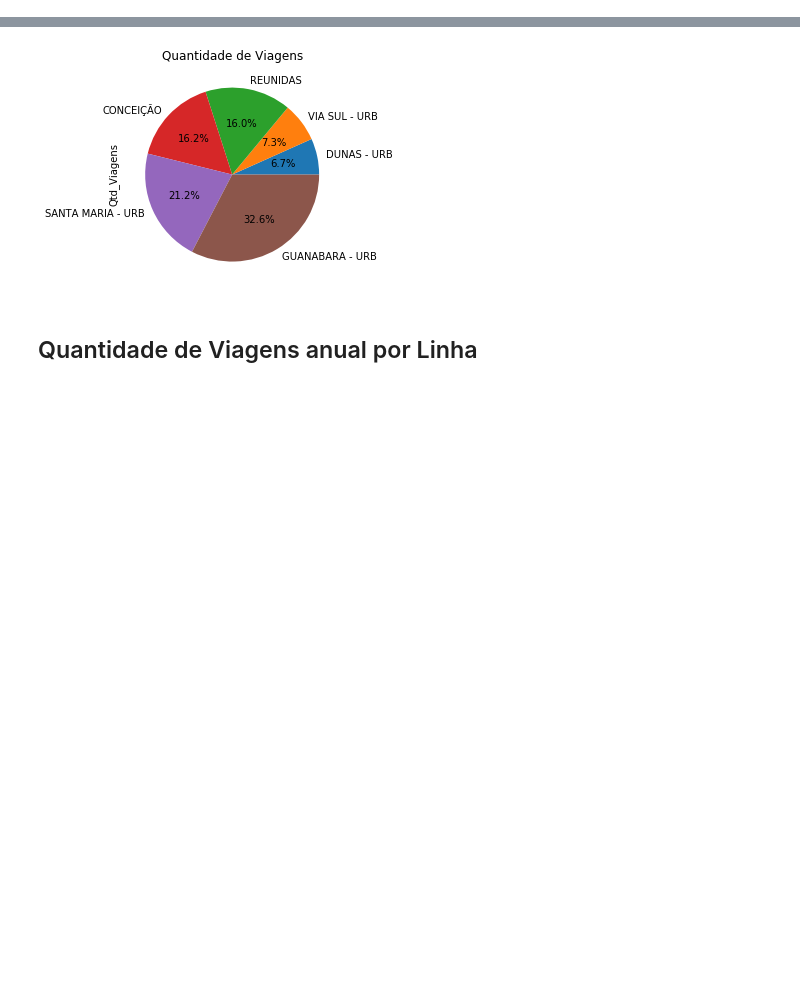
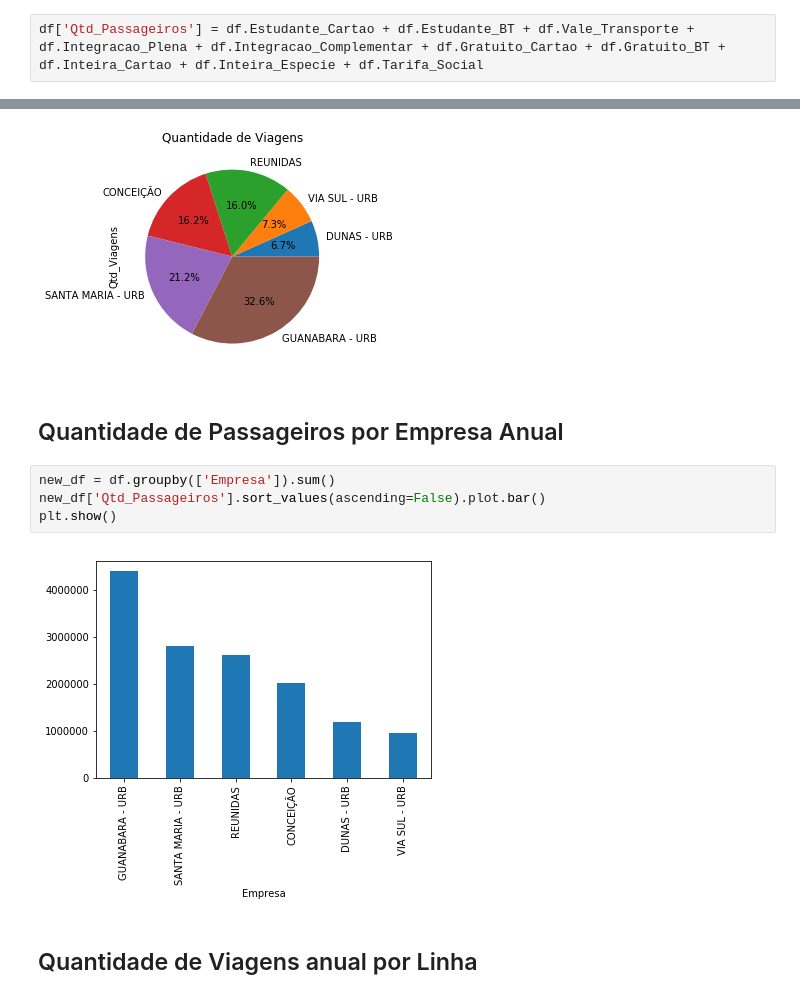
Before and after one commit to georgemaia/dadosabertos-mobilidade-rn-natal, a Jupyter notebook: Bilhetagem_Eletrônica-2019-Analitico.ipynb, the cells around one changed output, grey strips where cells are left out. Cells and saved outputs as stored; diff of their text form; blank space fills up the shorter version.

```diff
--- a/Bilhetagem_Eletrônica-2019-Analitico.ipynb
+++ b/Bilhetagem_Eletrônica-2019-Analitico.ipynb
@@ -98,3 +100,5 @@ df.describe()
+# %%
+df['Qtd_Passageiros'] = df.Estudante_Cartao + df.Estudante_BT + df.Vale_Transporte + df.Integracao_Plena + df.Integracao_Complementar + df.Gratuito_Cartao + df.Gratuito_BT + df.Inteira_Cartao + df.Inteira_Especie + df.Tarifa_Social
 # %% [markdown]
 ## Exibir a quantidade de empresas
 # %%
@@ -153,5 +159,13 @@ df.groupby(['Empresa'])['Qtd_Viagens'].sum().sort_values().plot.pie(autopct='%.1
 plt.show()
 # %% [output]
 [figure]
+# %% [markdown]
+## Quantidade de Passageiros por Empresa Anual
+# %%
+new_df = df.groupby(['Empresa']).sum()
+new_df['Qtd_Passageiros'].sort_values(ascending=False).plot.bar()
+plt.show()
+# %% [output]
+[figure, added]
 # %% [markdown]
 ## Quantidade de Viagens anual por Linha
```
Also changed, not shown: parts of 5 cells of this notebook, 1 other file.
